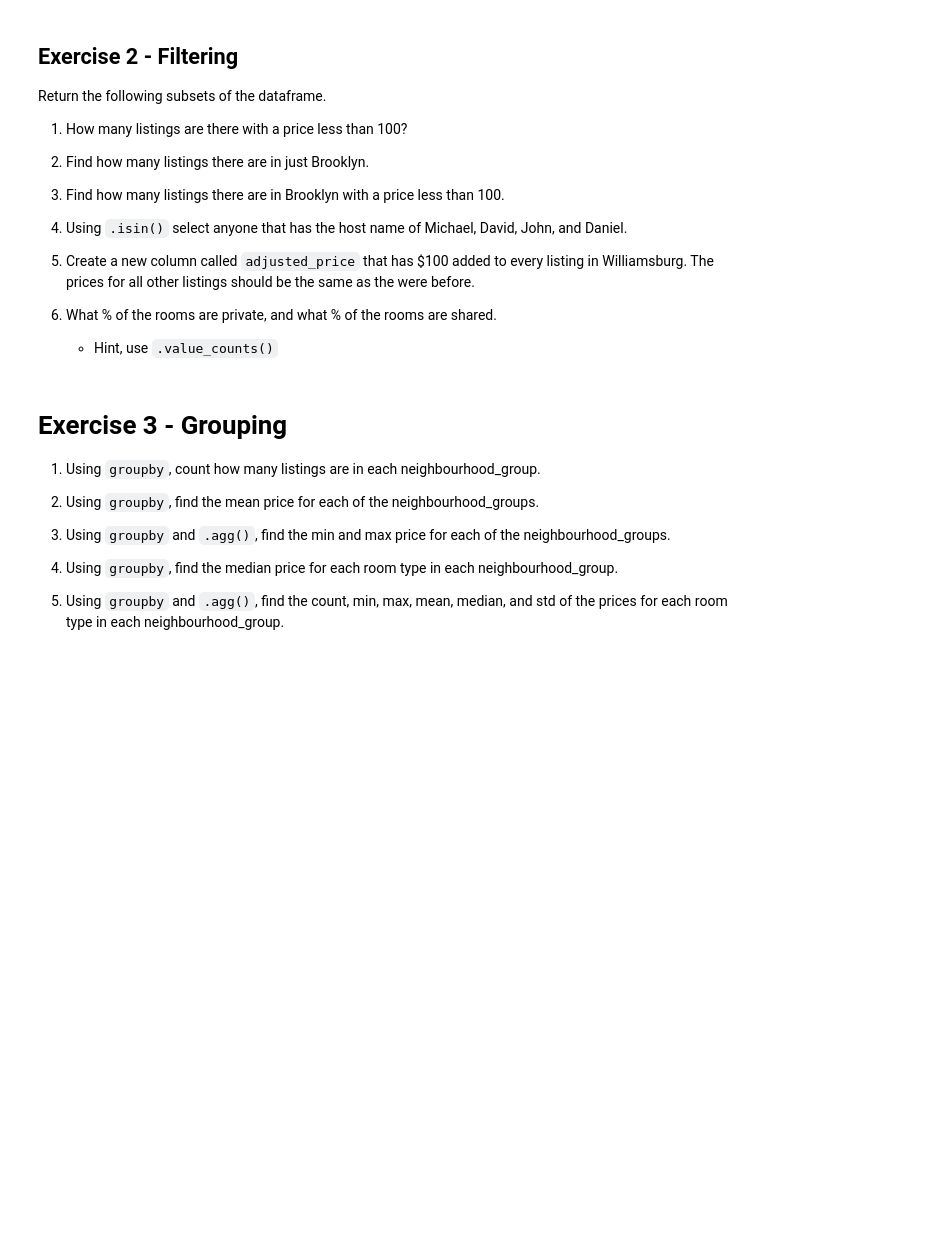
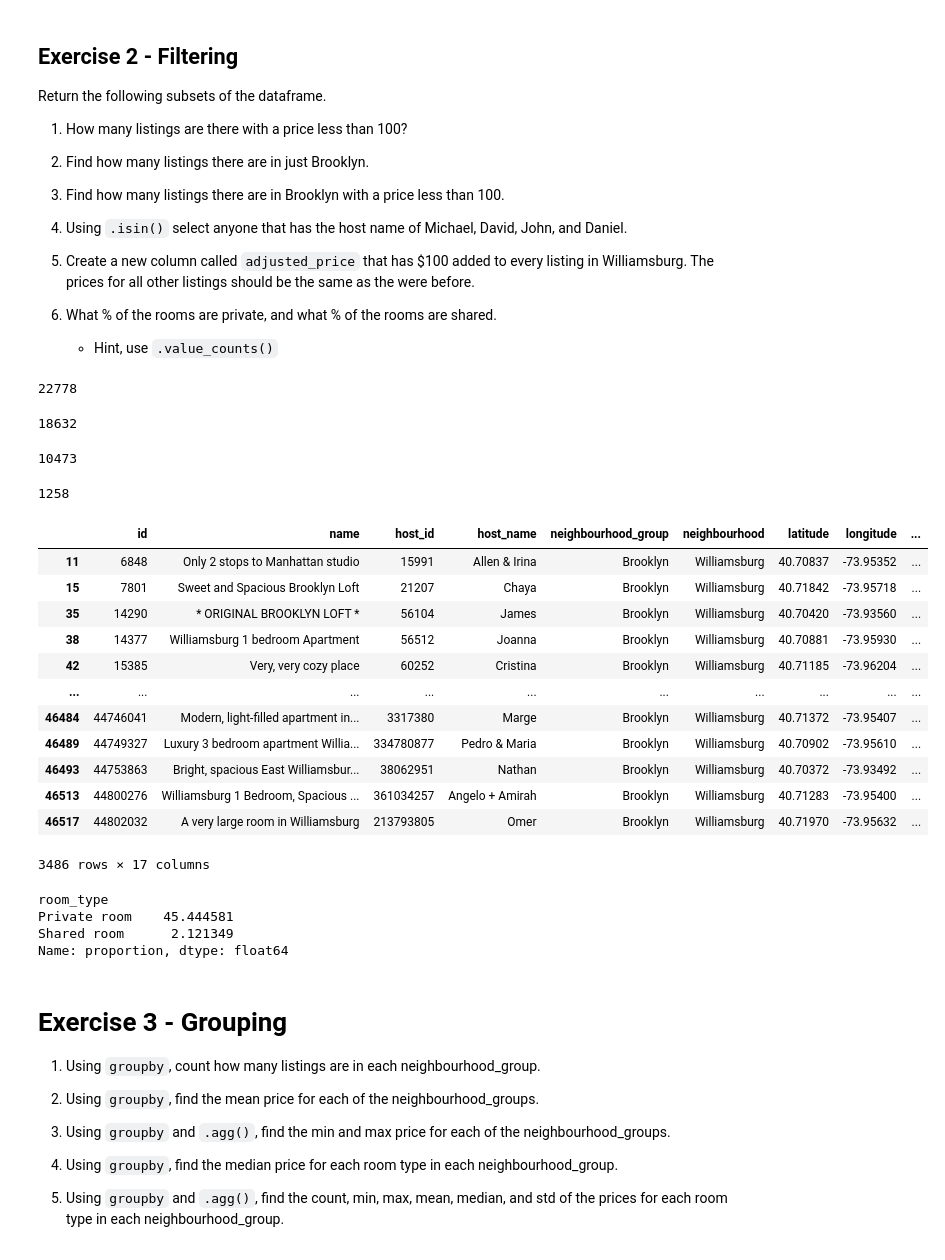
Before and after one commit to belbop/my-fork-2024-DS-Fri-1230, a Jupyter notebook: Week-01-Pandas/Exercise-IL.ipynb, the cells around one changed output. Saved outputs shown, nothing was run; the diff lists cells and outputs as text; code cells hidden in the pictures; blank space fills up the shorter version.

```diff
--- a/Week-01-Pandas/Exercise-IL.ipynb
+++ b/Week-01-Pandas/Exercise-IL.ipynb
@@ -39,19 +59,74 @@ Return the following subsets of the dataframe.
     * Hint, use `.value_counts()`
 # %%
 # 1. How many listings are there with a price less than 100?
+
+priceLow = df['price'] < 100
+len(df[priceLow])
+# %% [output]
+22778
 # %%
 # 2. Make a new DataFrame of listings in Brooklyn named `df_bk`
 # and find how many listings in just Brooklyn.
+
+listingsBrooklyn = df['neighbourhood_group'] == 'Brooklyn'
+df_bk = df[listingsBrooklyn]
+len(df_bk)
+# %% [output]
+18632
 # %%
 # 3. Find how many listings there are in Brooklyn with a price less than 100.
+
+listingBrooklyn = (df['neighbourhood_group'] == 'Brooklyn') & (df['price'] < 100)
+len(df[listingBrooklyn])
+# %% [output]
+10473
 # %%
 # 4. Using `.isin()` select anyone that has the host name of Michael, David, John, and Daniel.
 # How many total are there that have those names
+
+hosts = ['David', 'John', 'Michael', 'Daniel']
+names = df['host_name'].isin(hosts)
+len(df[names])
+# %% [output]
+1258
 # %%
 # 5. Create a new column called `adjusted_price` that has $100 added to every listing in Williamsburg.
 # The prices for all other listings should be the same as the were before.
+
+# Condition to filter Williamsburg listings
+select_condition = df['neighbourhood'] == 'Williamsburg'
+df['adjusted_price'] = df['price']
+
+# Use .loc accessor, specify rows and cols
+df.loc[select_condition, 'adjusted_price'] = df['price'] + 100
+
+# Sanity check
+df[select_condition]
+# %% [output]
+|  | id | name | host_id | host_name | neighbourhood_group | neighbourhood | latitude | longitude | ... |
+| 11 | 6848 | Only 2 stops to Manhattan studio | 15991 | Allen & Irina | Brooklyn | Williamsburg | 40.70837 | -73.95352 | ... |
+| 15 | 7801 | Sweet and Spacious Brooklyn Loft | 21207 | Chaya | Brooklyn | Williamsburg | 40.71842 | -73.95718 | ... |
+| 35 | 14290 | * ORIGINAL BROOKLYN LOFT * | 56104 | James | Brooklyn | Williamsburg | 40.70420 | -73.93560 | ... |
+| 38 | 14377 | Williamsburg 1 bedroom Apartment | 56512 | Joanna | Brooklyn | Williamsburg | 40.70881 | -73.95930 | ... |
+| 42 | 15385 | Very, very cozy place | 60252 | Cristina | Brooklyn | Williamsburg | 40.71185 | -73.96204 | ... |
+| ... | ... | ... | ... | ... | ... | ... | ... | ... | ... |
+| 46484 | 44746041 | Modern, light-filled apartment in... | 3317380 | Marge | Brooklyn | Williamsburg | 40.71372 | -73.95407 | ... |
+| 46489 | 44749327 | Luxury 3 bedroom apartment Willia... | 334780877 | Pedro & Maria | Brooklyn | Williamsburg | 40.70902 | -73.95610 | ... |
+| 46493 | 44753863 | Bright, spacious East Williamsbur... | 38062951 | Nathan | Brooklyn | Williamsburg | 40.70372 | -73.93492 | ... |
+| 46513 | 44800276 | Williamsburg 1 Bedroom, Spacious ... | 361034257 | Angelo + Amirah | Brooklyn | Williamsburg | 40.71283 | -73.95400 | ... |
+| 46517 | 44802032 | A very large room in Williamsburg | 213793805 | Omer | Brooklyn | Williamsburg | 40.71970 | -73.95632 | ... |
+3486 rows × 17 columns
 # %%
 # 6. What % of the rooms are private, and what % of the rooms are shared.
+
+typeRoom = ['Private room', 'Shared room']
+dfPercent = df.room_type.value_counts(normalize=True)[typeRoom] * 100
+dfPercent
+# %% [output]
+room_type
+Private room    45.444581
+Shared room      2.121349
+Name: proportion, dtype: float64
 # %% [markdown]
 # Exercise 3 - Grouping
 
```
Also changed, not shown: parts of 11 cells of this notebook.
